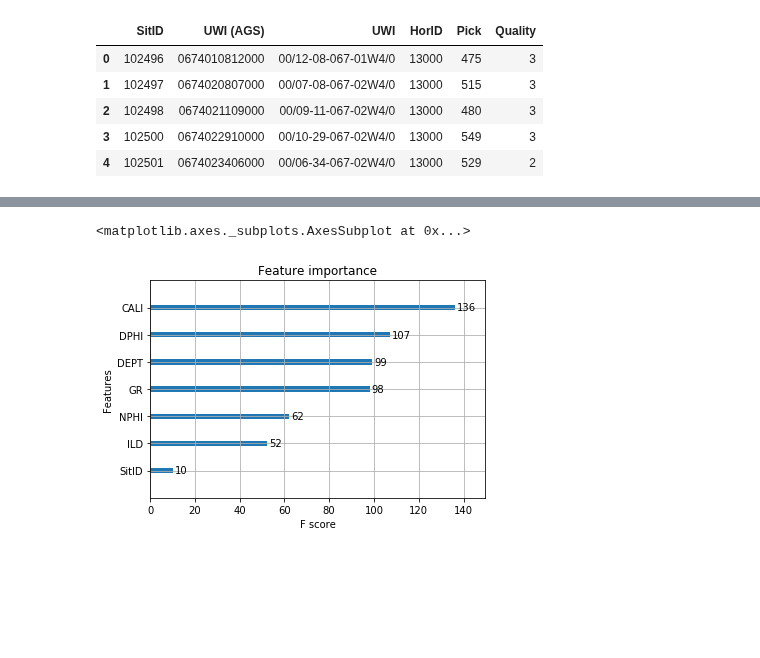
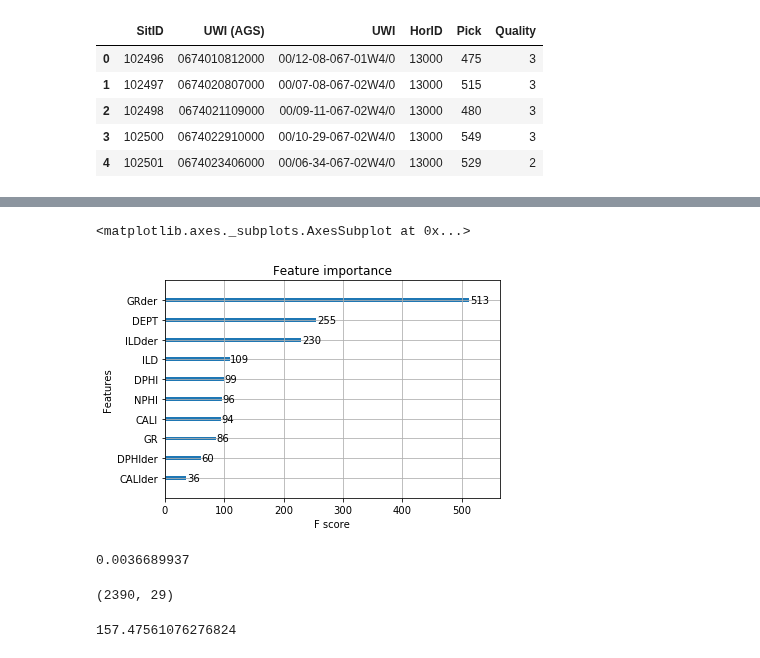
Before and after one commit to JustinGOSSES/MannvilleGroup_Strat_Hackathon, a Jupyter notebook: data_prep_wells_xgb.ipynb, the cells around one changed output, grey strips where cells are left out. Saved outputs shown, nothing was run; the diff lists cells and outputs as text; code cells hidden in the pictures; blank space fills up the shorter version.

Commit message:
data_prep_wells_xgb_v2

```diff
--- a/data_prep_wells_xgb.ipynb
+++ b/data_prep_wells_xgb.ipynb
@@ -144,6 +110,10 @@ Name: DEPT, dtype: float64
 # %%
 from xgboost import plot_importance
-plot_importance(model)
+plot_importance(model2)
 # %% [output]
 <matplotlib.axes._subplots.AxesSubplot at 0x...>
-[figure, old version]
+[figure, new version]
+# %%
+max(data_df_pred[data_df_pred['SitID']==111771]['Pick_pred'])
+# %% [output]
+0.0036689937
@@ -149,0 +123,9 @@ plot_importance(model)
+# %%
+df_pred1.shape
+# %% [output]
+(2390, 29)
+# %%
+from sklearn.metrics import mean_squared_error
+np.sqrt(mean_squared_error(df_pred1['DEPT'],df_pred1['Pick']))
+# %% [output]
+157.47561076276824
```
Also changed, not shown: parts of 48 cells of this notebook.
